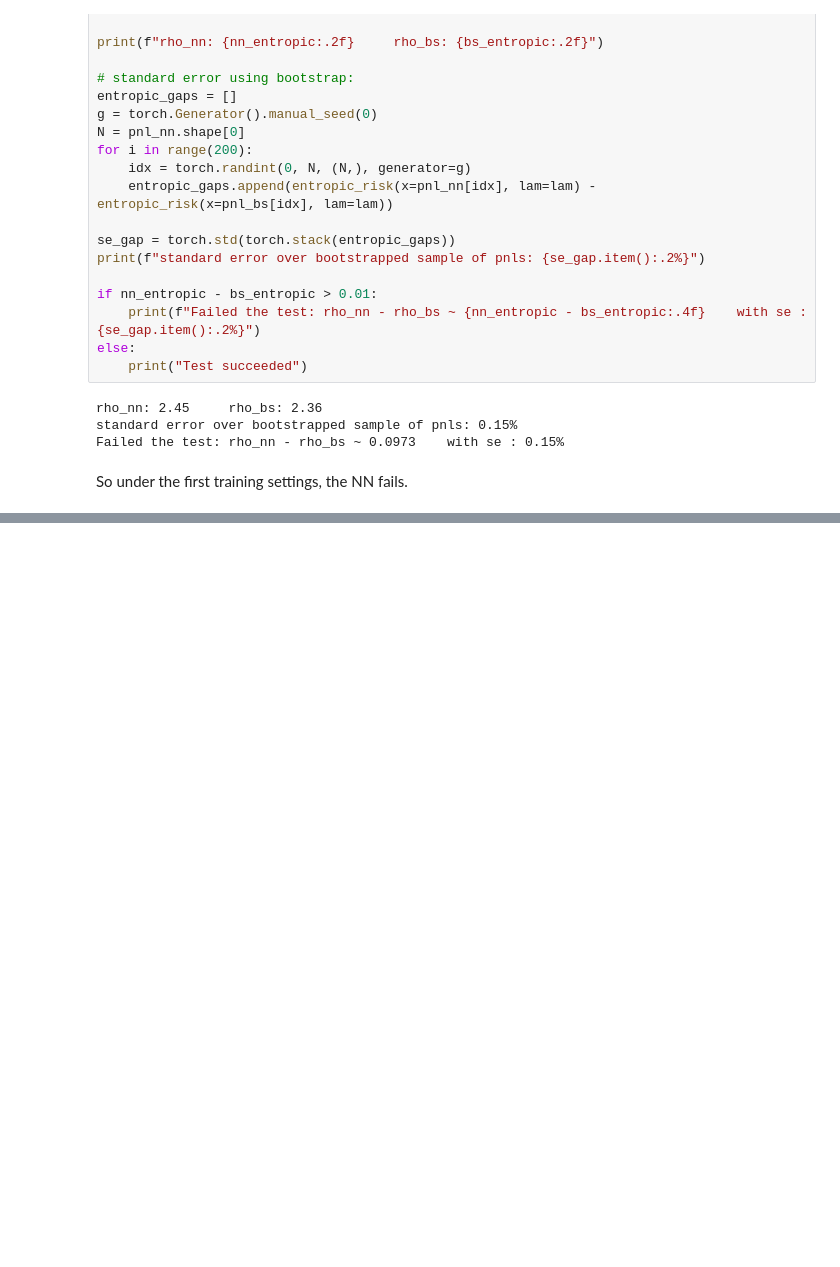
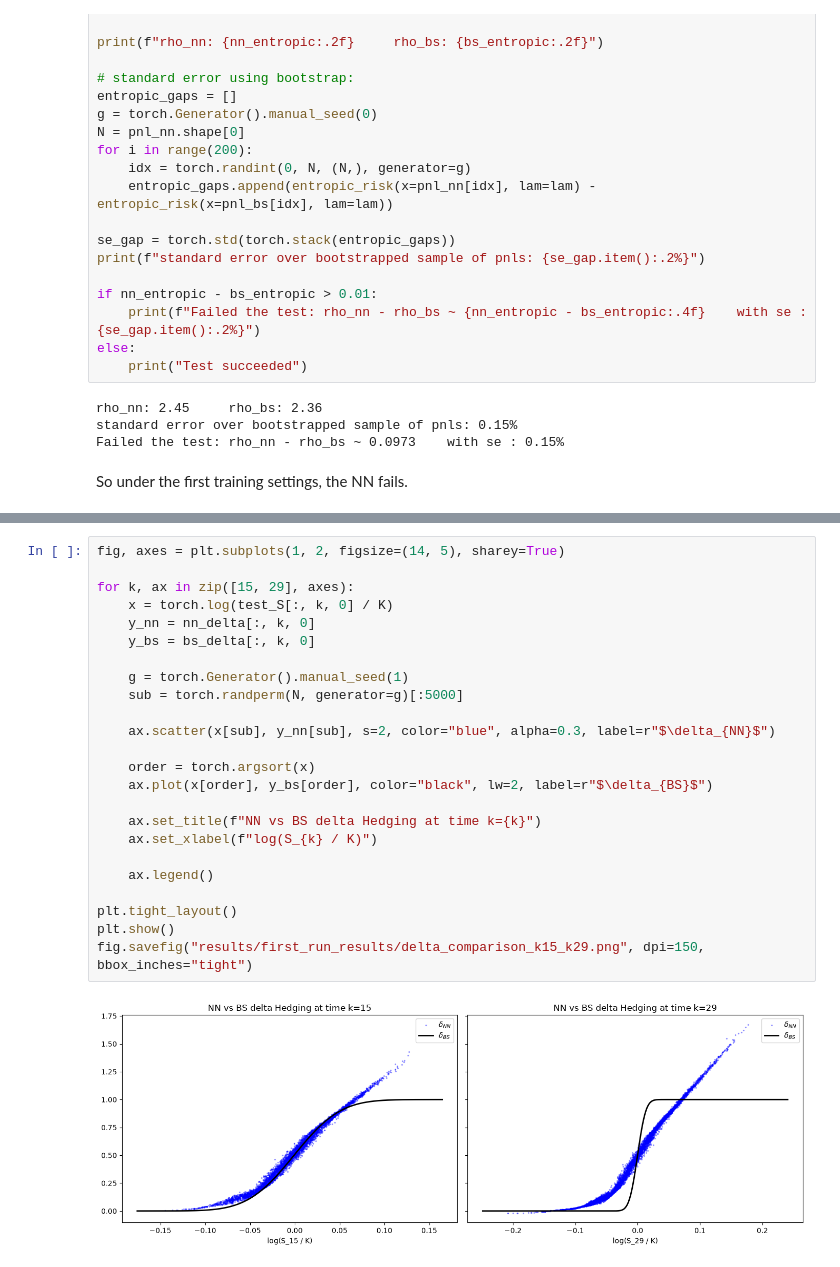
Before and after one commit to AnesABDOU/DeepHedging, a Jupyter notebook: notebooks/nn_res_analysis.ipynb, the cells around one changed output, grey strips where cells are left out. Saved outputs shown, nothing was run; the diff lists cells and outputs as text; blank space fills up the shorter version.

```diff
--- a/notebooks/nn_res_analysis.ipynb
+++ b/notebooks/nn_res_analysis.ipynb
@@ -307,0 +314,26 @@ plt.show()
+# %%
+fig, axes = plt.subplots(1, 2, figsize=(14, 5), sharey=True)
+
+for k, ax in zip([15, 29], axes):
+    x = torch.log(test_S[:, k, 0] / K)
+    y_nn = nn_delta[:, k, 0]
+    y_bs = bs_delta[:, k, 0]
+
+    g = torch.Generator().manual_seed(1)
+    sub = torch.randperm(N, generator=g)[:5000]
+
+    ax.scatter(x[sub], y_nn[sub], s=2, color="blue", alpha=0.3, label=r"$\delta_{NN}$")
+
+    order = torch.argsort(x)
+    ax.plot(x[order], y_bs[order], color="black", lw=2, label=r"$\delta_{BS}$")
+
+    ax.set_title(f"NN vs BS delta Hedging at time k={k}")
+    ax.set_xlabel(f"log(S_{k} / K)")
+
+    ax.legend()
+
+plt.tight_layout()
+plt.show()
+fig.savefig("results/first_run_results/delta_comparison_k15_k29.png", dpi=150, bbox_inches="tight")
+# %% [output]
+[figure, added]
```
Also changed, not shown: parts of 6 cells of this notebook, 3 other files.
